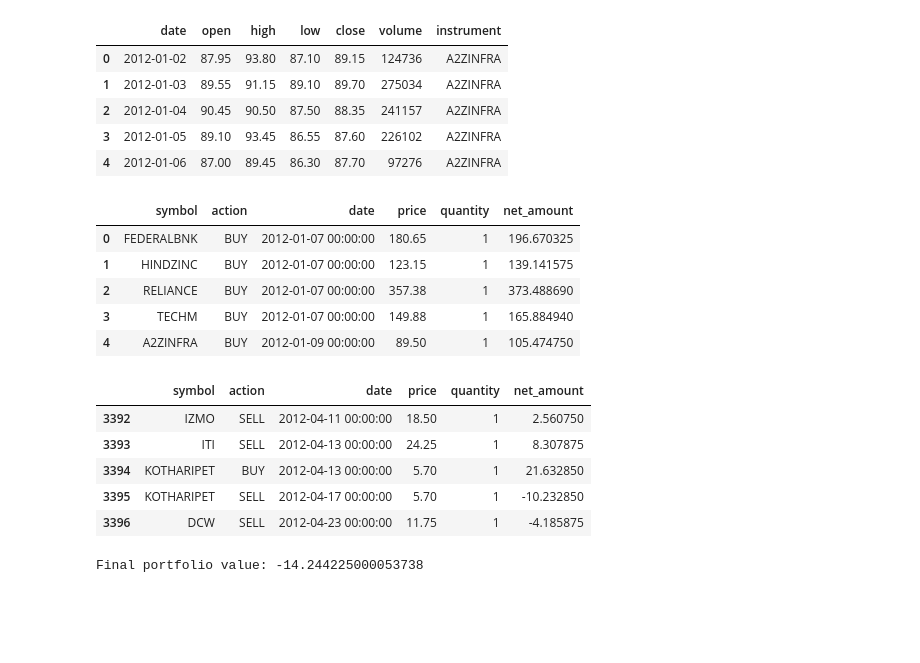
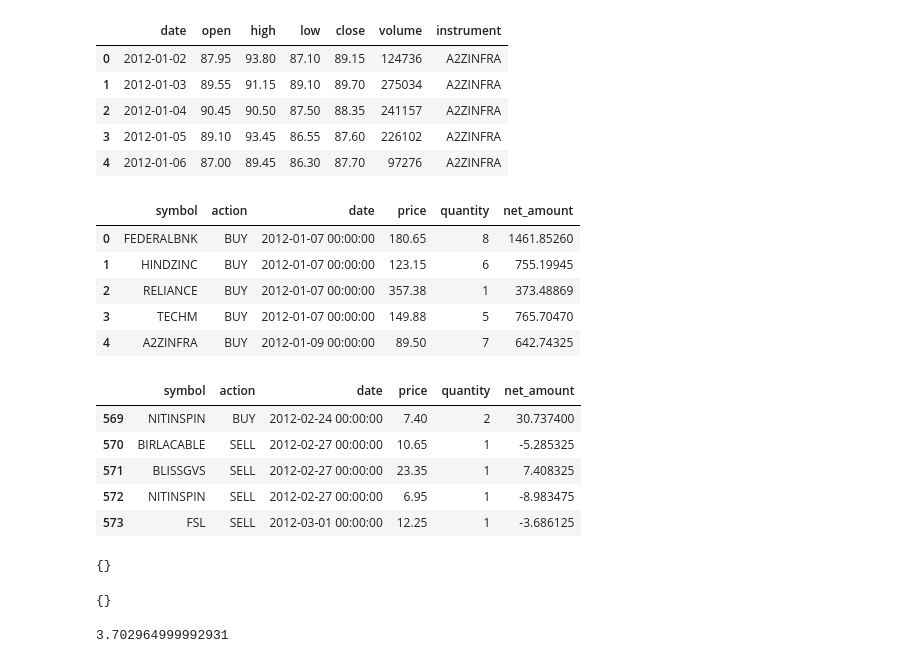
Before and after one commit to theaftaab/TradeReplay, a Jupyter notebook: Playground.ipynb, the cells around one changed output. Drawn from its saved outputs; the diff is of its cells as text; code cells hidden in the pictures; blank space fills up the shorter version.

Commit message:
added cash and invested amount tracking, bug fixes

```diff
--- a/Playground.ipynb
+++ b/Playground.ipynb
@@ -29,6 +29,7 @@ def register_trade():
 
 # %%
 import pandas as pd
+import random
 from datetime import datetime
 from TradeReplay.decision  import DecisionStrategy
 from TradeReplay.session   import Session
@@ -50,50 +51,52 @@ class MomentumStrategy(DecisionStrategy):
             self.history.setdefault(sym, []).extend(closes)
             # only act if we have lookback+1 days
             prices = self.history[sym]
             if len(prices) >= self.lookback + 1:
                 # simple momentum: if today’s close > close N days ago → BUY, else SELL
                 if prices[-1] > prices[-1-self.lookback]:
-                    session.portfolio.buy(sym, prices[-1], group["date"].iloc[0], quantity=1)
+                    session.portfolio.buy(sym, prices[-1], group["date"].iloc[0], quantity=random.randrange(1,10))
                 elif sym in session.portfolio.holdings:
                     session.portfolio.sell(sym, prices[-1], group["date"].iloc[0], quantity=1)
 
 # %% parameters
 DATA_PATH  = "Data/TrainingData.csv"
 START_DATE = datetime(2012,1,2)
 END_DATE   = datetime(2012,6,30)
 
 # %% run backtest
 sess = Session(
     data_path = DATA_PATH,
     start_date=START_DATE,
     end_date  = END_DATE,
     brokerage = 0.0005,
-    investment=100_000
+    investment=100000
 )
 strategy = MomentumStrategy(lookback=5)
 sess.run(strategy)
 
 # %% inspect results
 trades_df = pd.read_csv(sess.tradebook.filepath)
 display(trades_df.head(), trades_df.tail())
-print("Final portfolio value:",
-      sess.portfolio.total_value(
-          # use last known prices for mark-to-market
-          { row.instrument: row.close
-            for _, row in sess.loader.df[sess.loader.df.date == END_DATE].iterrows() }
-      )
-)
+# print("Final portfolio value:",
+#       sess.portfolio.total_value(
+#           # use last known prices for mark-to-market
+#           { row.instrument: row.close
+#             for _, row in sess.loader.df[sess.loader.df.date == END_DATE].iterrows() }
+#       )
+# )
+holdings = sess.portfolio.holdings
+print(holdings)
 # %% [output]
 |  | symbol | action | date | price | quantity | net_amount |
-| 0 | FEDERALBNK | BUY | 2012-01-07 00:00:00 | 180.65 | 1 | 196.670325 |
-| 1 | HINDZINC | BUY | 2012-01-07 00:00:00 | 123.15 | 1 | 139.141575 |
-| 2 | RELIANCE | BUY | 2012-01-07 00:00:00 | 357.38 | 1 | 373.488690 |
-| 3 | TECHM | BUY | 2012-01-07 00:00:00 | 149.88 | 1 | 165.884940 |
-| 4 | A2ZINFRA | BUY | 2012-01-09 00:00:00 | 89.50 | 1 | 105.474750 |
+| 0 | FEDERALBNK | BUY | 2012-01-07 00:00:00 | 180.65 | 8 | 1461.85260 |
+| 1 | HINDZINC | BUY | 2012-01-07 00:00:00 | 123.15 | 6 | 755.19945 |
+| 2 | RELIANCE | BUY | 2012-01-07 00:00:00 | 357.38 | 1 | 373.48869 |
+| 3 | TECHM | BUY | 2012-01-07 00:00:00 | 149.88 | 5 | 765.70470 |
+| 4 | A2ZINFRA | BUY | 2012-01-09 00:00:00 | 89.50 | 7 | 642.74325 |
 |  | symbol | action | date | price | quantity | net_amount |
-| 3392 | IZMO | SELL | 2012-04-11 00:00:00 | 18.50 | 1 | 2.560750 |
-| 3393 | ITI | SELL | 2012-04-13 00:00:00 | 24.25 | 1 | 8.307875 |
-| 3394 | KOTHARIPET | BUY | 2012-04-13 00:00:00 | 5.70 | 1 | 21.632850 |
-| 3395 | KOTHARIPET | SELL | 2012-04-17 00:00:00 | 5.70 | 1 | -10.232850 |
-| 3396 | DCW | SELL | 2012-04-23 00:00:00 | 11.75 | 1 | -4.185875 |
+| 569 | NITINSPIN | BUY | 2012-02-24 00:00:00 | 7.40 | 2 | 30.737400 |
+| 570 | BIRLACABLE | SELL | 2012-02-27 00:00:00 | 10.65 | 1 | -5.285325 |
+| 571 | BLISSGVS | SELL | 2012-02-27 00:00:00 | 23.35 | 1 | 7.408325 |
+| 572 | NITINSPIN | SELL | 2012-02-27 00:00:00 | 6.95 | 1 | -8.983475 |
+| 573 | FSL | SELL | 2012-03-01 00:00:00 | 12.25 | 1 | -3.686125 |
-Final portfolio value: -14.244225000053738
+{}
@@ -99,0 +105,8 @@ Final portfolio value: -14.244225000053738
+# %%
+holdings
+# %% [output]
+{}
+# %%
+sess.portfolio.cash
+# %% [output]
+3.702964999992931
```
Also changed, not shown: parts of 4 cells of this notebook, 3 other files.
